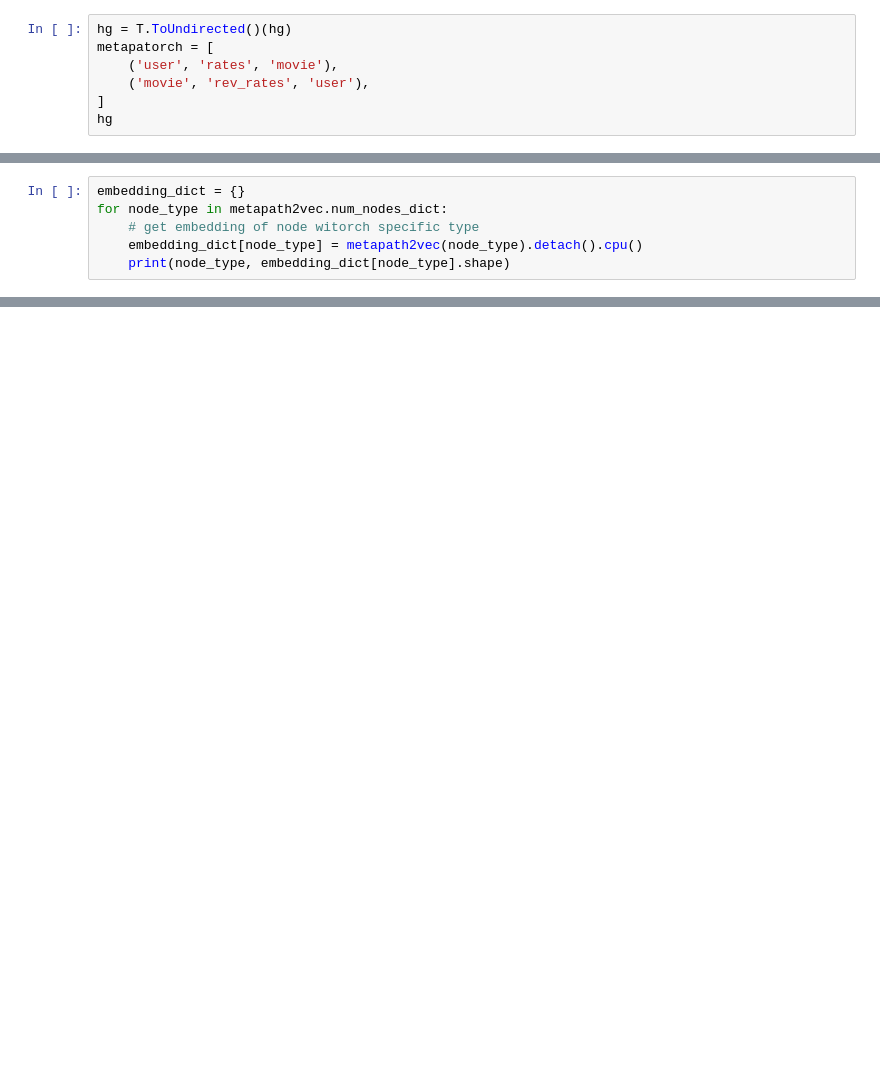
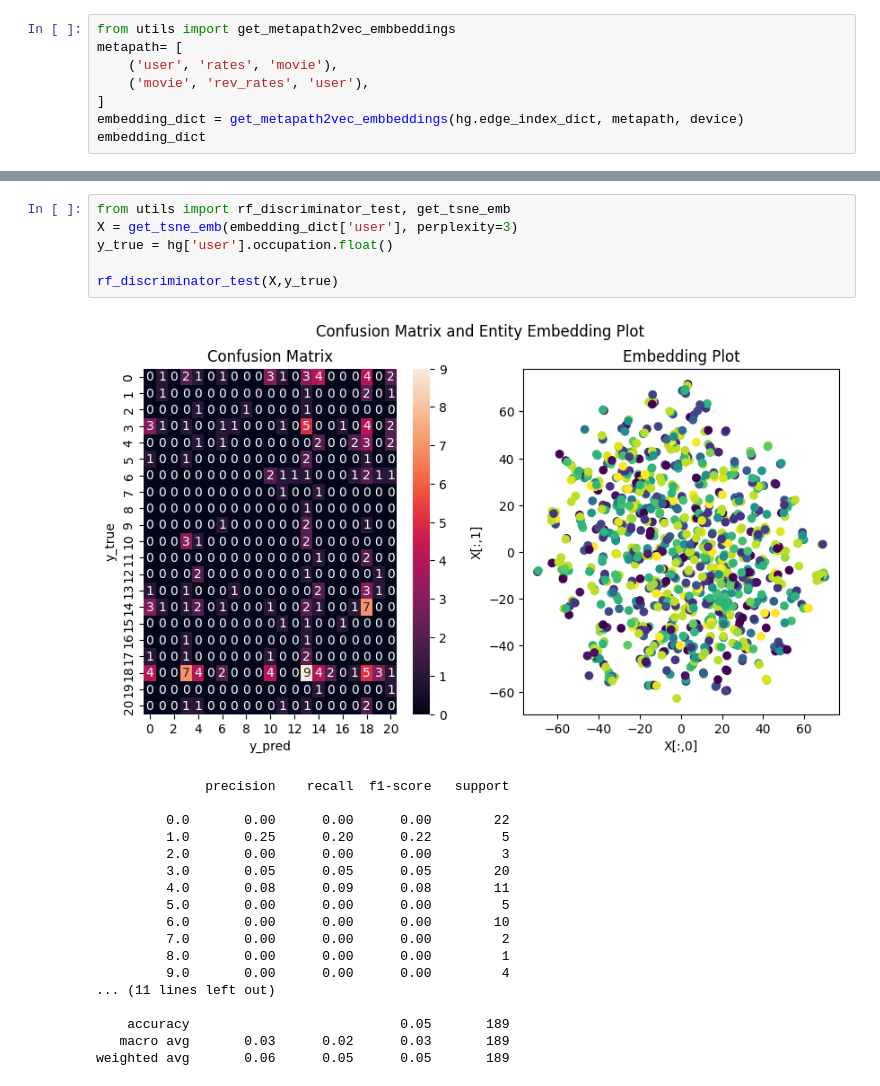
Before and after one commit to deancochran/tkinter-embedding-visualizer, a Jupyter notebook: src/discrim_multiclass.ipynb, the cells around one changed output, grey strips where cells are left out. Cells and saved outputs as stored; diff of their text form; blank space fills up the shorter version.

```diff
--- a/src/discrim_multiclass.ipynb
+++ b/src/discrim_multiclass.ipynb
@@ -48,8 +134,9 @@ HeteroData(
 # %%
-hg = T.ToUndirected()(hg)
-metapatorch = [
+from utils import get_metapath2vec_embbeddings
+metapath= [
     ('user', 'rates', 'movie'),
     ('movie', 'rev_rates', 'user'),
 ]
-hg
+embedding_dict = get_metapath2vec_embbeddings(hg.edge_index_dict, metapath, device)
+embedding_dict
 # %% [output]
@@ -92,6 +157,0 @@ for epoch in range(0, epochs):
-# %%
-embedding_dict = {}
-for node_type in metapath2vec.num_nodes_dict:
-    # get embedding of node witorch specific type
-    embedding_dict[node_type] = metapath2vec(node_type).detach().cpu()
-    print(node_type, embedding_dict[node_type].shape)
@@ -209,0 +164,25 @@ opt = get_optimizer(args['optimizer'],discriminator.parameters())
+# %%
+from utils import rf_discriminator_test, get_tsne_emb
+X = get_tsne_emb(embedding_dict['user'], perplexity=3)
+y_true = hg['user'].occupation.float()
+
+rf_discriminator_test(X,y_true)
+# %% [output]
+[figure, added]
+              precision    recall  f1-score   support
+
+         0.0       0.00      0.00      0.00        22
+         1.0       0.25      0.20      0.22         5
+         2.0       0.00      0.00      0.00         3
+         3.0       0.05      0.05      0.05        20
+         4.0       0.08      0.09      0.08        11
+         5.0       0.00      0.00      0.00         5
+         6.0       0.00      0.00      0.00        10
+         7.0       0.00      0.00      0.00         2
+         8.0       0.00      0.00      0.00         1
+         9.0       0.00      0.00      0.00         4
+... (11 lines left out)
+
+    accuracy                           0.05       189
+   macro avg       0.03      0.02      0.03       189
+weighted avg       0.06      0.05      0.05       189
```
Also changed, not shown: parts of 26 cells of this notebook, 13 other files.
